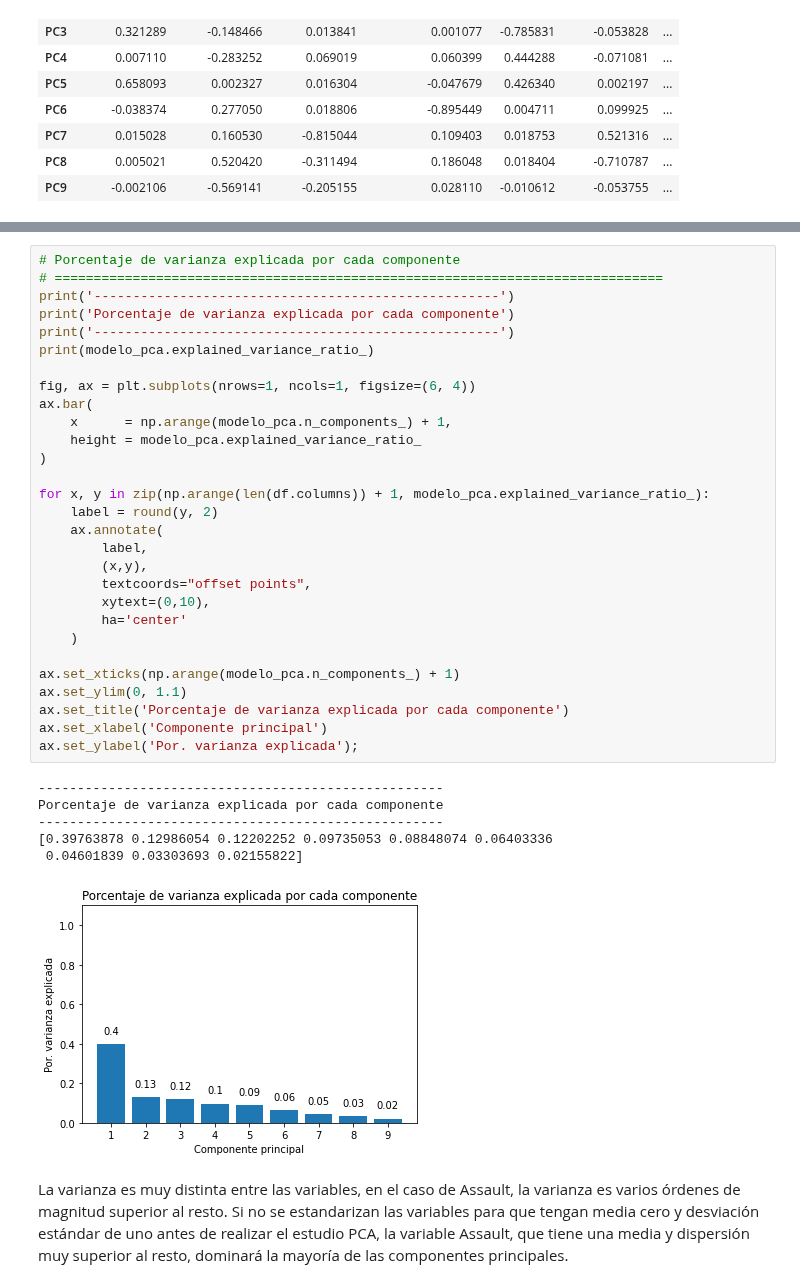
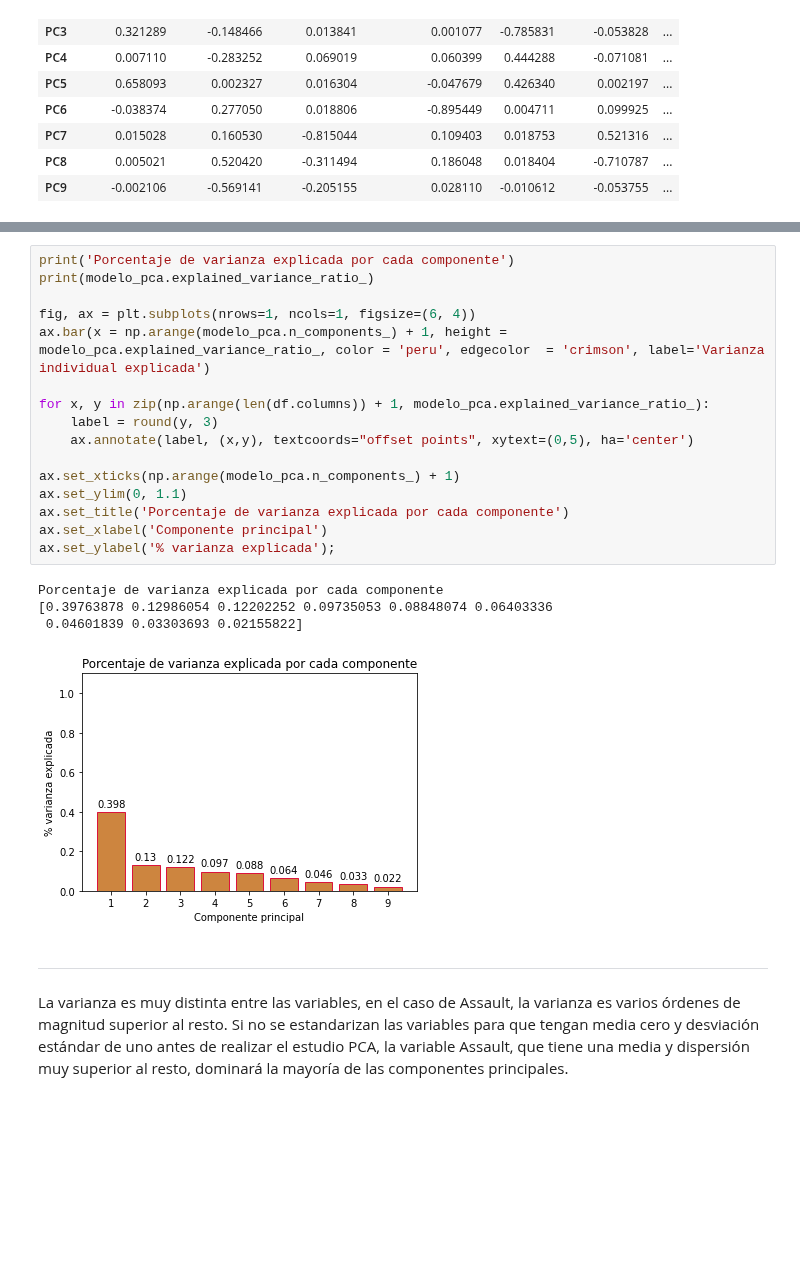
Before and after one commit to RonnyGuevara/Machine-Learning, a Jupyter notebook: TP7/TP7_ML.ipynb, the cells around one changed output, grey strips where cells are left out. Cells and saved outputs as stored; diff of their text form; blank space fills up the shorter version.

```diff
--- a/TP7/TP7_ML.ipynb
+++ b/TP7/TP7_ML.ipynb
@@ -354,39 +352,26 @@ plt.colorbar();
 # %%
-# Porcentaje de varianza explicada por cada componente
-# ==============================================================================
-print('----------------------------------------------------')
 print('Porcentaje de varianza explicada por cada componente')
-print('----------------------------------------------------')
 print(modelo_pca.explained_variance_ratio_)
 
 fig, ax = plt.subplots(nrows=1, ncols=1, figsize=(6, 4))
-ax.bar(
-    x      = np.arange(modelo_pca.n_components_) + 1,
-    height = modelo_pca.explained_variance_ratio_
-)
+ax.bar(x = np.arange(modelo_pca.n_components_) + 1, height = modelo_pca.explained_variance_ratio_, color = 'peru', edgecolor  = 'crimson', label='Varianza individual explicada')
 
 for x, y in zip(np.arange(len(df.columns)) + 1, modelo_pca.explained_variance_ratio_):
-    label = round(y, 2)
-    ax.annotate(
-        label,
-        (x,y),
-        textcoords="offset points",
-        xytext=(0,10),
-        ha='center'
-    )
+    label = round(y, 3)
+    ax.annotate(label, (x,y), textcoords="offset points", xytext=(0,5), ha='center')
 
 ax.set_xticks(np.arange(modelo_pca.n_components_) + 1)
 ax.set_ylim(0, 1.1)
 ax.set_title('Porcentaje de varianza explicada por cada componente')
 ax.set_xlabel('Componente principal')
-ax.set_ylabel('Por. varianza explicada');
+ax.set_ylabel('% varianza explicada');
 # %% [output]
-----------------------------------------------------
 Porcentaje de varianza explicada por cada componente
-----------------------------------------------------
 [0.39763878 0.12986054 0.12202252 0.09735053 0.08848074 0.06403336
  0.04601839 0.03303693 0.02155822]
-[figure, old version]
+[figure, new version]
+# %% [markdown]
+---------------------
 # %% [markdown]
 La varianza es muy distinta entre las variables, en el caso de Assault, la varianza es varios órdenes de magnitud superior al resto.
 Si no se estandarizan las variables para que tengan media cero y desviación estándar de uno antes de realizar el estudio PCA, la variable Assault, que tiene una media y dispersión muy superior al resto, dominará la mayoría de las componentes principales.
```
Also changed, not shown: parts of 3 cells of this notebook.
